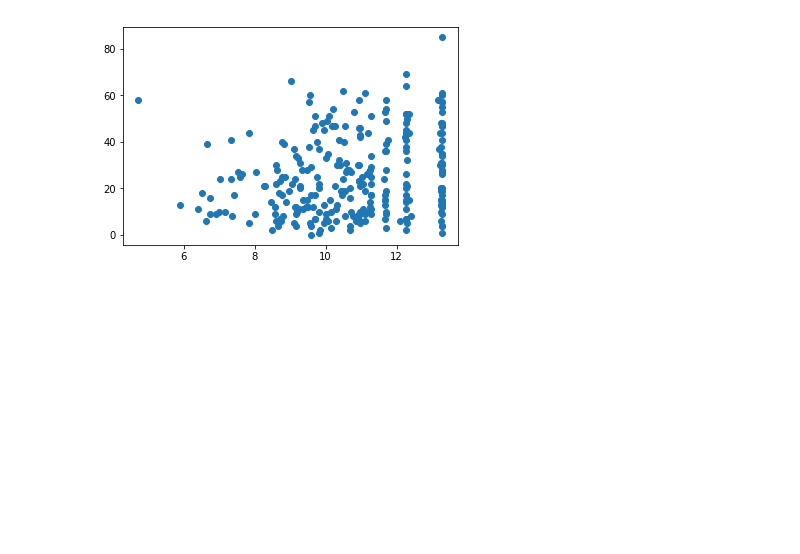
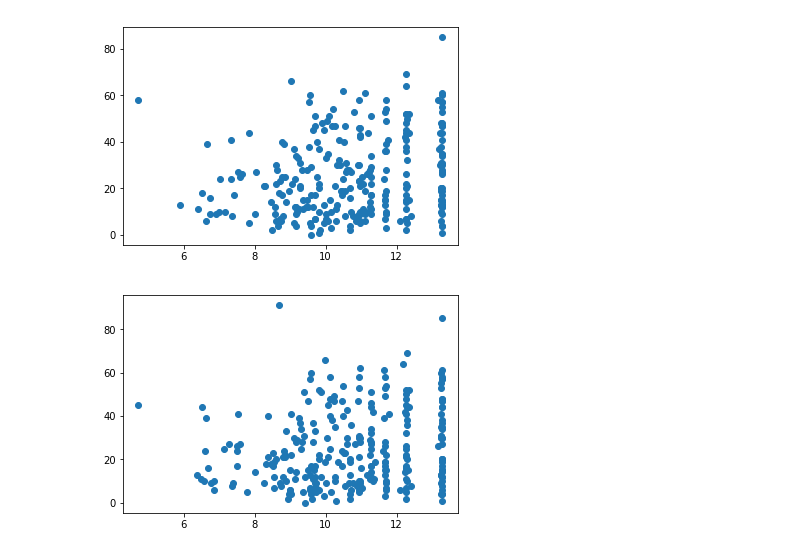
Before and after one commit to mjkern/RedditSubcultures, a Jupyter notebook: Data Cleaning and Augmentation.ipynb, the cells around one changed output. Drawn from its saved outputs; the diff is of its cells as text; code cells hidden in the pictures; blank space fills up the shorter version.

Commit message:
added transience based on window

```diff
--- a/Data Cleaning and Augmentation.ipynb
+++ b/Data Cleaning and Augmentation.ipynb
@@ -193,4 +193,8 @@ submissions['prev_dists'] = submissions['word_p_dist'].apply(lambda x: list()) #
 for i in range(1, window_size + 1):
     submissions['prev_dists'] = submissions['prev_dists'].combine(submissions['word_p_dist'].shift(i).replace(to_replace={float("Nan"): None}), lambda x, y: x + [y])
 
+# And calculate novelty based on that window
 submissions['novelty_5'] = submissions.apply(lambda row: average_kld(row['word_p_dist'], row['prev_dists']), axis=1)
+
+# Cleanup
+submissions = submissions.drop('prev_dists', axis=1)
@@ -201,3 +201,14 @@ submissions['novelty_5'] = submissions.apply(lambda row: average_kld(row['word_p
+# %%
+# Get the distributions of later submissions
+submissions['next_dists'] = submissions['word_p_dist'].apply(lambda x: list()) # get a sequence of empty lists
+for i in range(1, window_size + 1):
+    submissions['next_dists'] = submissions['next_dists'].combine(submissions['word_p_dist'].shift(-1 * i).replace(to_replace={float("Nan"): None}), lambda x, y: x + [y])
+
+# And calculate novelty based on that window
+submissions['transience_5'] = submissions.apply(lambda row: average_kld(row['word_p_dist'], row['next_dists']), axis=1)
+
+# Cleanup
+submissions = submissions.drop('next_dists', axis=1)
 # %% [markdown]
 ## Grouping By Users
 # %%
@@ -360,3 +371,8 @@ plt.scatter(x=submissions['novelty_5'], y=submissions['score'])
 plt.show()
 # %% [output]
 [figure]
+# %%
+plt.scatter(x=submissions['transience_5'], y=submissions['score'])
+plt.show()
+# %% [output]
+[figure, added]
```
Also changed, not shown: parts of 3 cells of this notebook.
